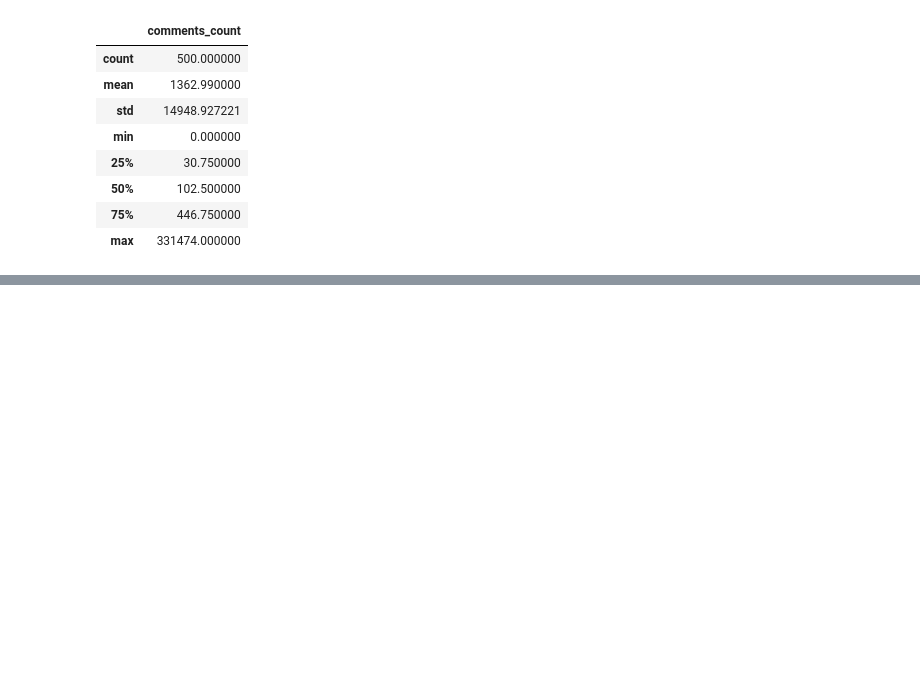
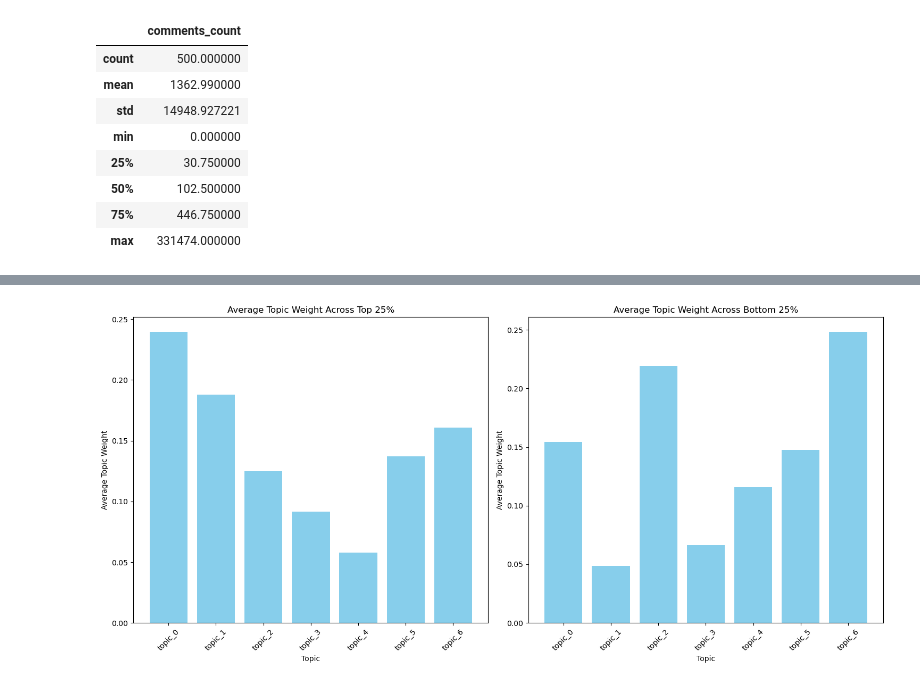
Before and after one commit to krishangupta33/topic-modeling-social-media-analytics, a Jupyter notebook: main.ipynb, the cells around one changed output, grey strips where cells are left out. Drawn from its saved outputs; the diff is of its cells as text; code cells hidden in the pictures; blank space fills up the shorter version.

```diff
--- a/main.ipynb
+++ b/main.ipynb
@@ -243,0 +375,7 @@ df_500.to_csv('df_500.csv', index=False)
+# %%
+# df sort by comments_count
+df_sorted = df.sort_values('comments_count', ascending=False)
+
+#quartiles of comments_count
+quartiles = df_sorted['comments_count'].quantile([0.25, 0.5, 0.75])
+print(quartiles)
@@ -243,0 +390,33 @@ df_500.to_csv('df_500.csv', index=False)
+# %%
+import matplotlib.pyplot as plt
+
+# Create a figure and subplots with 1 row and 3 columns
+fig, (ax2, ax3) = plt.subplots(1, 2, figsize=(15, 7))
+
+
+
+# Plot average of topic_0 to topic_6 for top 25% comments_count
+df_top_25 = df_sorted[df_sorted['comments_count'] >= quartiles[0.75]]
+topic_avg_top_25 = df_top_25[['topic_0', 'topic_1', 'topic_2', 'topic_3', 'topic_4', 'topic_5', 'topic_6']].mean()
+ax2.bar(topic_avg_top_25.index, topic_avg_top_25.values, color='skyblue')
+ax2.set_xlabel('Topic')
+ax2.set_ylabel('Average Topic Weight')
+ax2.set_title('Average Topic Weight Across Top 25%')
+ax2.tick_params(axis='x', rotation=45)
+
+# Plot average of topic_0 to topic_6 for bottom 25% comments_count
+df_bottom_25 = df_sorted[df_sorted['comments_count'] <= quartiles[0.25]]
+topic_avg_bottom_25 = df_bottom_25[['topic_0', 'topic_1', 'topic_2', 'topic_3', 'topic_4', 'topic_5', 'topic_6']].mean()
+ax3.bar(topic_avg_bottom_25.index, topic_avg_bottom_25.values, color='skyblue')
+ax3.set_xlabel('Topic')
+ax3.set_ylabel('Average Topic Weight')
+ax3.set_title('Average Topic Weight Across Bottom 25%')
+ax3.tick_params(axis='x', rotation=45)
+
+# Adjust the spacing between subplots
+plt.tight_layout()
+
+# Display the plot
+plt.show()
+# %% [output]
+[figure, added]
```
Also changed, not shown: parts of 28 cells of this notebook.
